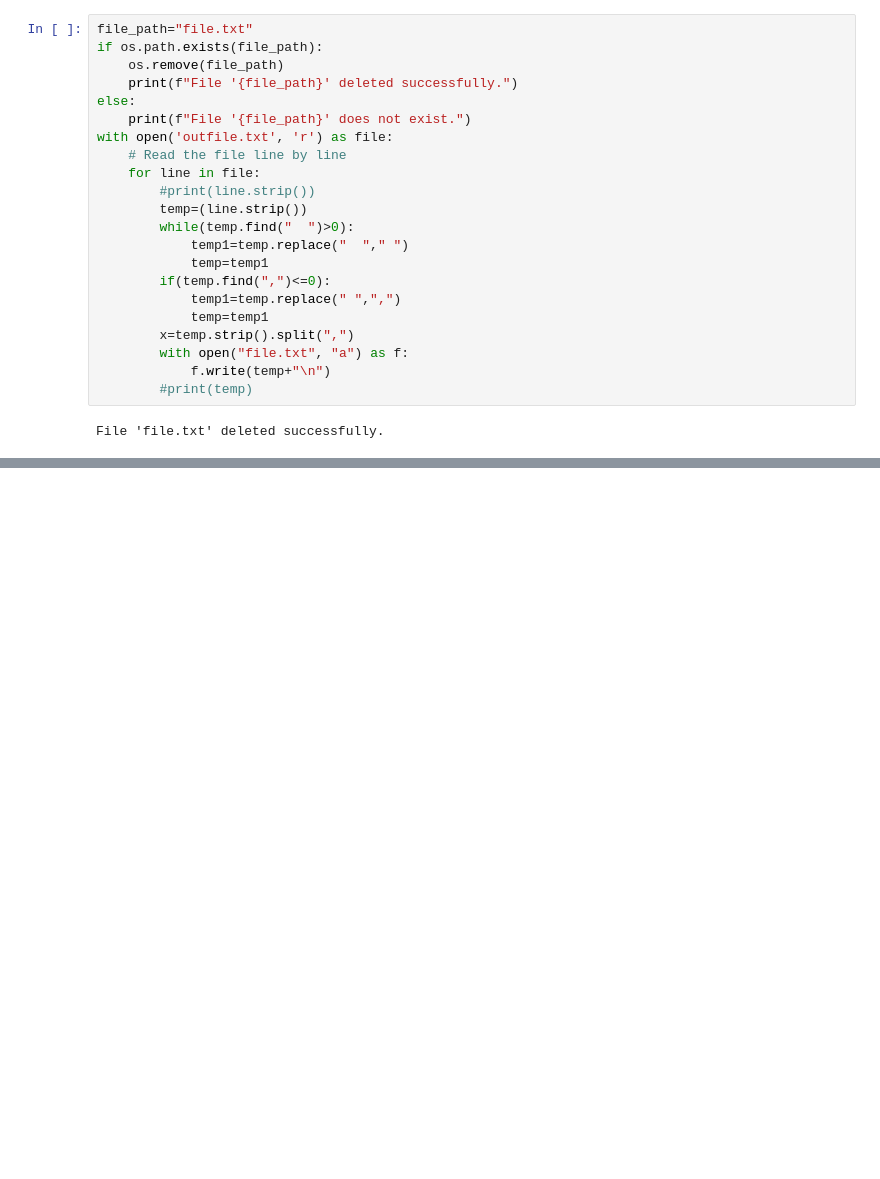
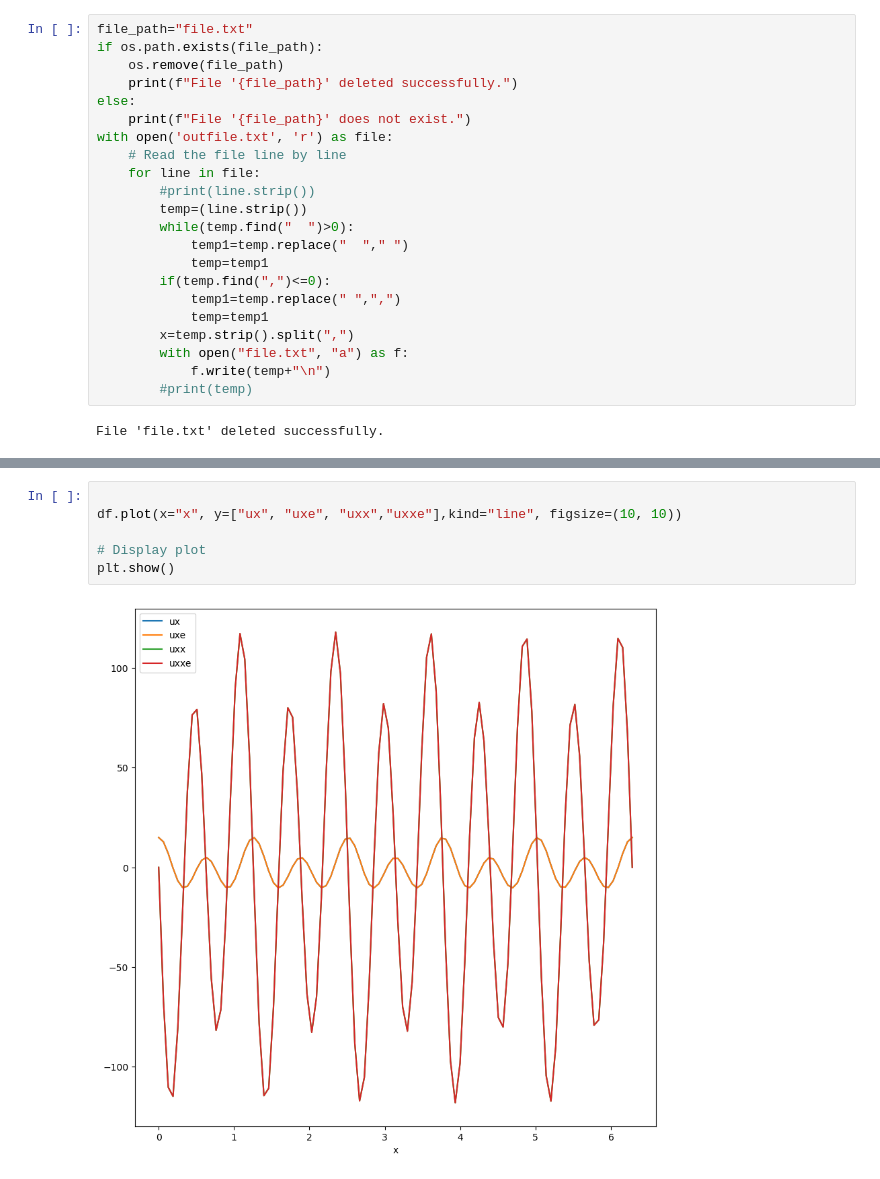
Before and after one commit to mksreed/Fortran, a Jupyter notebook: twoDplots.ipynb, the cells around one changed output, grey strips where cells are left out. Saved outputs shown, nothing was run; the diff lists cells and outputs as text; blank space fills up the shorter version.

```diff
--- a/twoDplots.ipynb
+++ b/twoDplots.ipynb
@@ -78,2 +80,10 @@ plt.show()
+# %%
+
+df.plot(x="x", y=["ux", "uxe", "uxx","uxxe"],kind="line", figsize=(10, 10))
+
+# Display plot
+plt.show()
+# %% [output]
+[figure, added]
 # %%
 # Plotting multiple lines on a single plot
```
Also changed, not shown: parts of 5 cells of this notebook, 1 other file.
